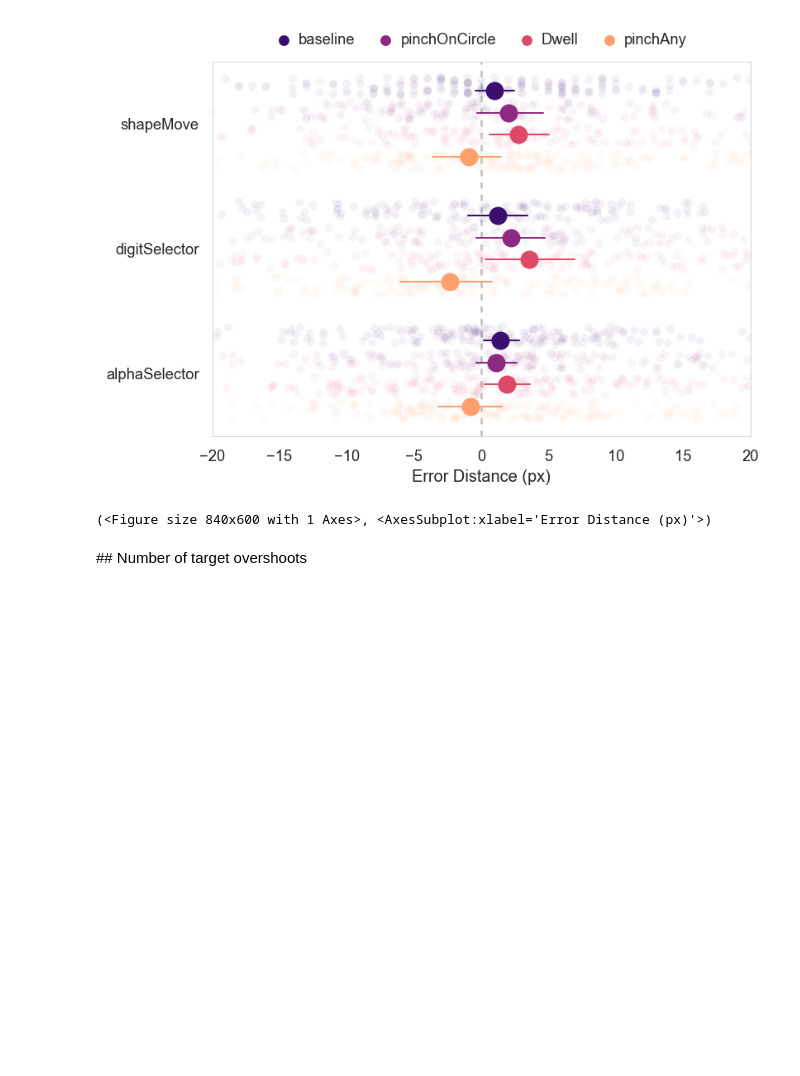
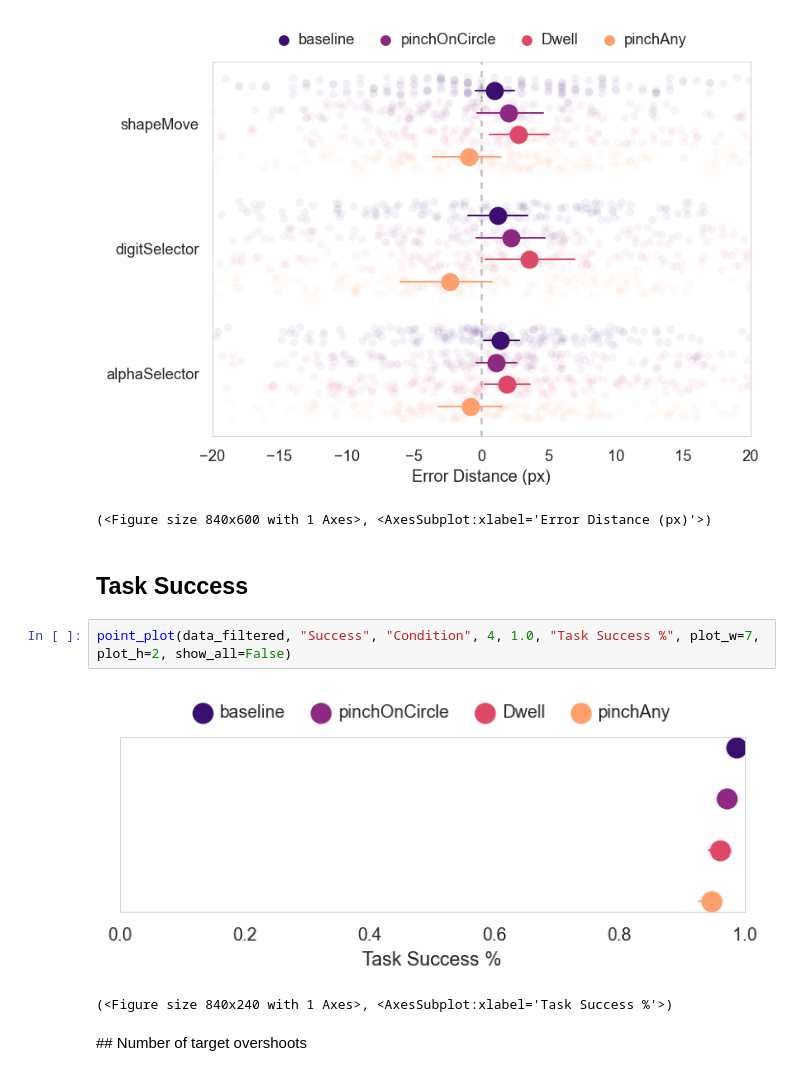
Before and after one commit to KieranWaugh/Push-or-Pinch-Exploring-Slider-Control-Gestures-for-Touchless-User-Interfaces, a Jupyter notebook: Analysis/Analysis.ipynb, the cells around one changed output. Drawn from its saved outputs; the diff is of its cells as text; blank space fills up the shorter version.

```diff
--- a/Analysis/Analysis.ipynb
+++ b/Analysis/Analysis.ipynb
@@ -445,6 +446,13 @@ point_plot_2f(data_filtered, "ErrorDistance", "Task", "Condition", n_iv1=4, n_iv
 # %% [output]
 [figure]
 (<Figure size 840x600 with 1 Axes>, <AxesSubplot:xlabel='Error Distance (px)'>)
+# %% [markdown]
+## Task Success
+# %%
+point_plot(data_filtered, "Success", "Condition", 4, 1.0, "Task Success %", plot_w=7, plot_h=2, show_all=False)
+# %% [output]
+[figure, added]
+(<Figure size 840x240 with 1 Axes>, <AxesSubplot:xlabel='Task Success %'>)
 # %% [markdown]
 ## Number of target overshoots
 # %%
```
Also changed, not shown: parts of 5 cells of this notebook, 16 other files.
